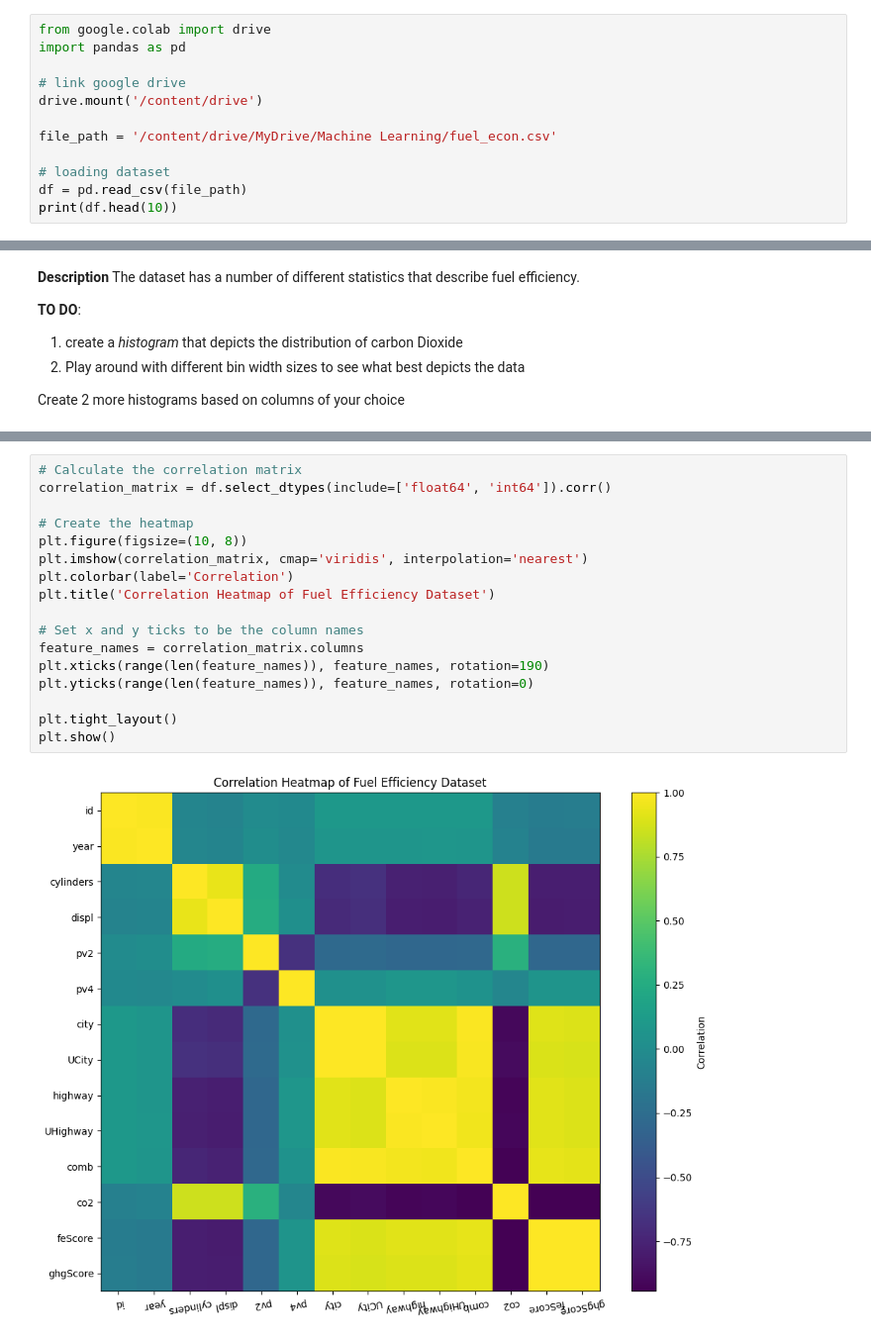
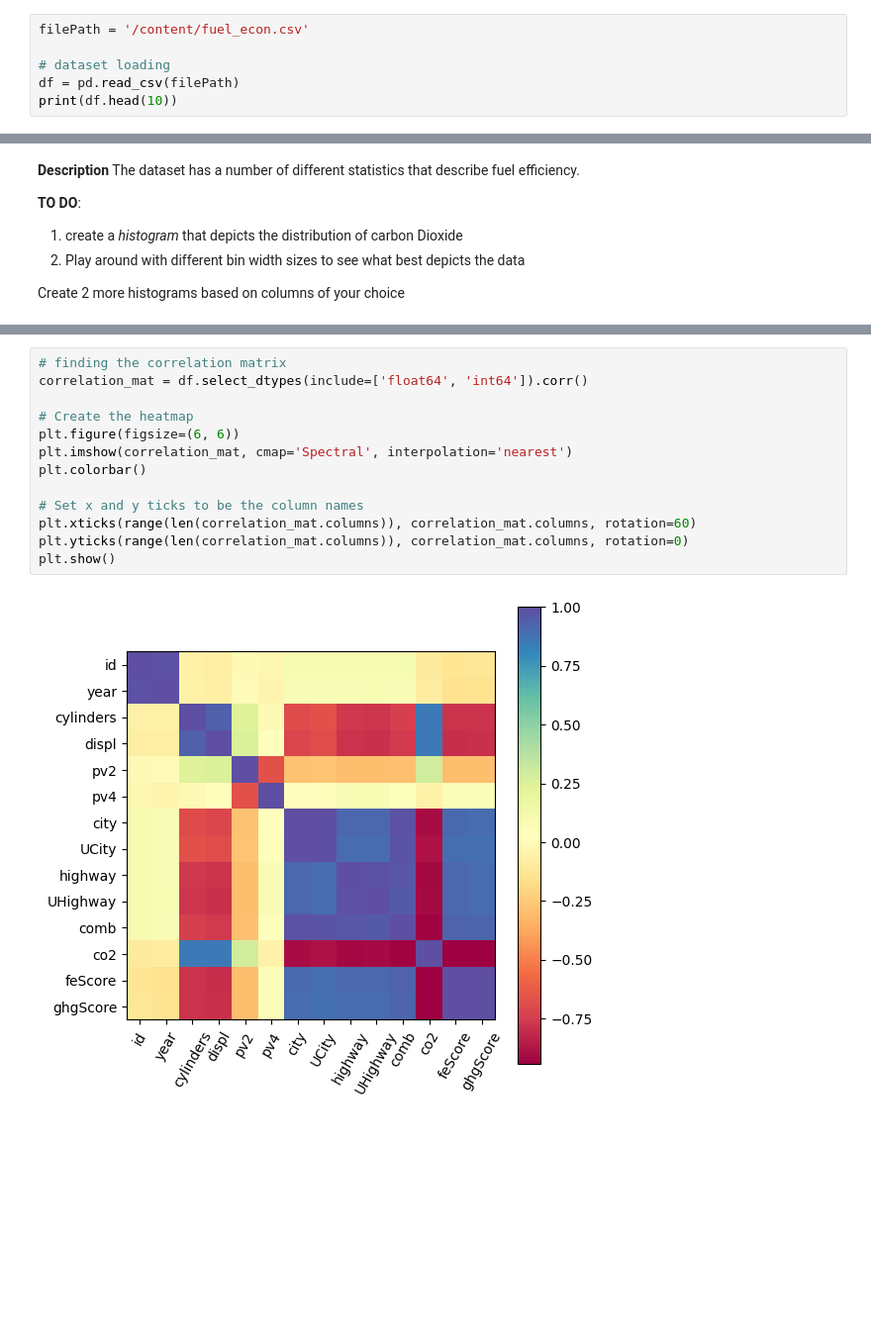
Before and after one commit to Terrymanzi/google_colab, a Jupyter notebook: Manzi_Terry_Plotting_Assignment.ipynb, the cells around one changed output, grey strips where cells are left out. Shown: that part at 99% size. Drawn from its saved outputs; the diff is of its cells as text; blank space fills up the shorter version.

```diff
--- a/Manzi_Terry_Plotting_Assignment.ipynb
+++ b/Manzi_Terry_Plotting_Assignment.ipynb
@@ -21,15 +21,9 @@ Load the dataset and print at least 10 rows
 1.   Load the dataset
 2.   print atleast 10 rows of it
 # %%
-from google.colab import drive
-import pandas as pd
+filePath = '/content/fuel_econ.csv'
 
-# link google drive
-drive.mount('/content/drive')
-
-file_path = '/content/drive/MyDrive/Machine Learning/fuel_econ.csv'
-
-# loading dataset
-df = pd.read_csv(file_path)
+# dataset loading
+df = pd.read_csv(filePath)
 print(df.head(10))
 # %% [output]
@@ -127,21 +130,17 @@ Finally What Columns would you delete Drop if the target is the ghg score? Justi
 
 ![image.png](embedded-picture-1)
 # %%
-# Calculate the correlation matrix
-correlation_matrix = df.select_dtypes(include=['float64', 'int64']).corr()
+# finding the correlation matrix
+correlation_mat = df.select_dtypes(include=['float64', 'int64']).corr()
 
 # Create the heatmap
-plt.figure(figsize=(10, 8))
-plt.imshow(correlation_matrix, cmap='viridis', interpolation='nearest')
-plt.colorbar(label='Correlation')
-plt.title('Correlation Heatmap of Fuel Efficiency Dataset')
+plt.figure(figsize=(6, 6))
+plt.imshow(correlation_mat, cmap='Spectral', interpolation='nearest')
+plt.colorbar()
 
 # Set x and y ticks to be the column names
-feature_names = correlation_matrix.columns
-plt.xticks(range(len(feature_names)), feature_names, rotation=190)
-plt.yticks(range(len(feature_names)), feature_names, rotation=0)
-
-plt.tight_layout()
+plt.xticks(range(len(correlation_mat.columns)), correlation_mat.columns, rotation=60)
+plt.yticks(range(len(correlation_mat.columns)), correlation_mat.columns, rotation=0)
 plt.show()
 # %% [output]
-[figure, old version]
+[figure, new version]
```
Also changed, not shown: parts of 5 cells of this notebook.
